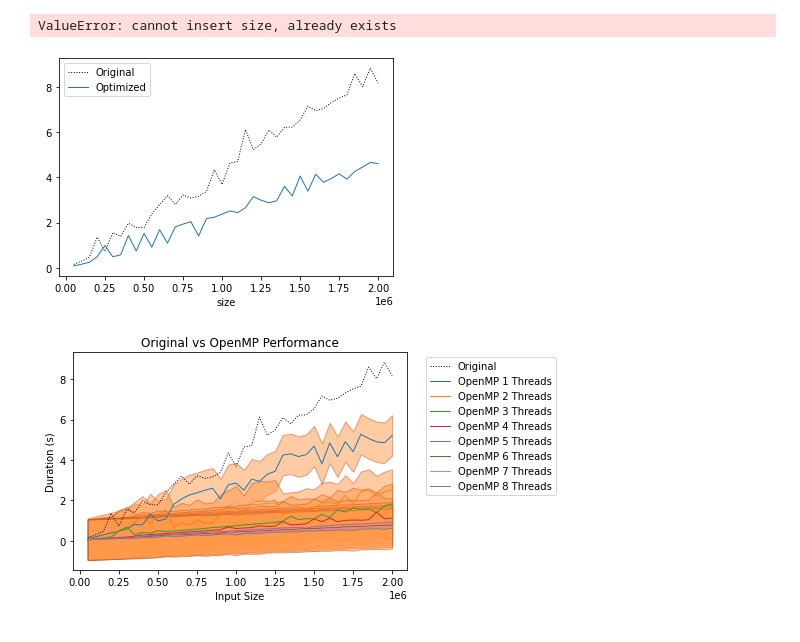
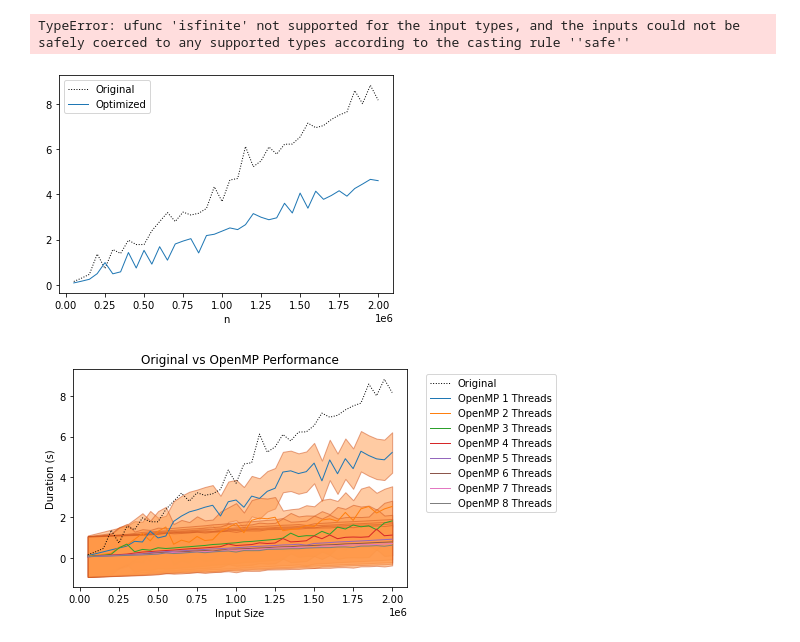
Before and after one commit to JordyAaldering/Parallel-Computing, a Jupyter notebook: evaluation/evaluation.ipynb, the cells around one changed output. Saved outputs shown, nothing was run; the diff lists cells and outputs as text; code cells hidden in the pictures.

Commit message:
Rename n to size

```diff
--- a/evaluation/evaluation.ipynb
+++ b/evaluation/evaluation.ipynb
@@ -3,10 +3,10 @@ import numpy as np
 import pandas as pd
 import matplotlib.pyplot as plt
 # %%
-df_relax     = pd.read_csv("relax.csv").groupby("size")
-df_optimized = pd.read_csv("relaxOptimized.csv").groupby("size")
-df_openmp    = pd.read_csv("relaxOpenMP.csv").groupby(["size", "threads"])
-df_mpi       = pd.read_csv("relaxMPI.csv").groupby(["size", "threads"])
+df_relax     = pd.read_csv("relax.csv").groupby("n")
+df_optimized = pd.read_csv("relaxOptimized.csv").groupby("n")
+df_openmp    = pd.read_csv("relaxOpenMP.csv").groupby(["n", "threads"])
+df_mpi       = pd.read_csv("relaxMPI.csv").groupby(["n", "threads"])
 # %%
 df_relax_mean     = df_relax.mean().reset_index()
 df_optimized_mean = df_optimized.mean().reset_index()
@@ -15,25 +15,25 @@ df_mpi_mean       = df_mpi.mean().reset_index()
 # %%
 ax = plt.gca()
 
-df_relax_mean.plot(kind="line", x="size", y="duration", label="Original", ax=ax, linewidth=1, color="black", linestyle="dotted")
-df_optimized_mean.plot(kind="line", x="size", y="duration", label="Optimized", ax=ax, linewidth=1)
+df_relax_mean.plot(kind="line", x="n", y="duration", label="Original", ax=ax, linewidth=1, color="black", linestyle="dotted")
+df_optimized_mean.plot(kind="line", x="n", y="duration", label="Optimized", ax=ax, linewidth=1)
 
-ma = df_optimized.rolling(20, min_periods=1).mean().reset_index()["duration"]
-mstd = df_optimized.rolling(20, min_periods=1).std().reset_index()["duration"]
+ma = df_optimized.rolling(20, min_periods=1).mean()["duration"]
+mstd = df_optimized.rolling(20, min_periods=1).std()["duration"]
 plt.fill_between(mstd.index, ma - 2 * mstd, ma + 2 * mstd, color='b', alpha=0.2)
 
 plt.title("Original vs Optimized Performance")
 plt.xlabel("Input Size")
 plt.ylabel("Duration (s)")
 
 plt.legend(bbox_to_anchor=(1.04,1), loc="upper left")
 #plt.xlim(0, 2000000)
 #plt.ylim(0, 10)
 
 plt.show()
 # %% [output]
-ValueError: cannot insert size, already exists
+TypeError: ufunc 'isfinite' not supported for the input types, and the inputs could not be safely coerced to any supported types according to the casting rule ''safe''
-[figure, old version]
+[figure, new version]
 # %%
 ax = plt.gca()
 
```
Also changed, not shown: 7 other files.
